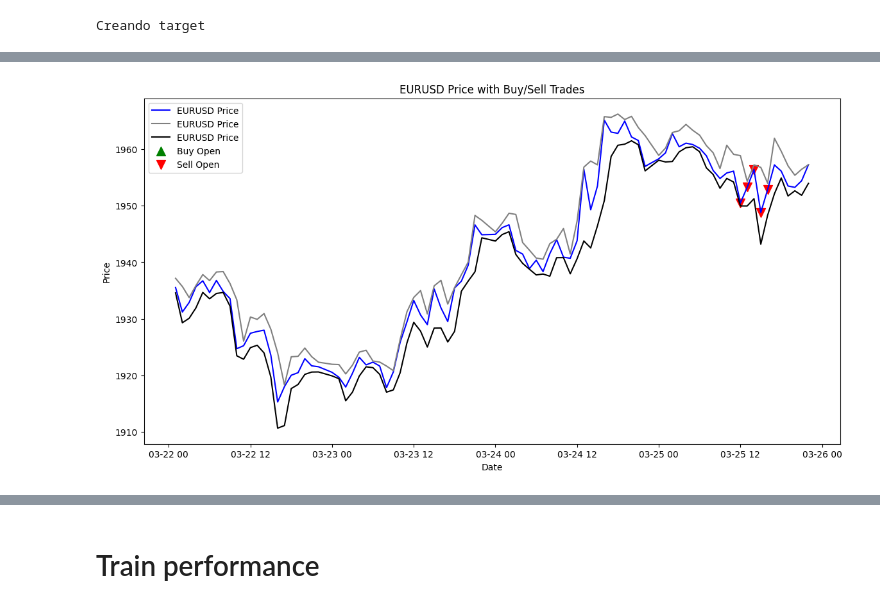
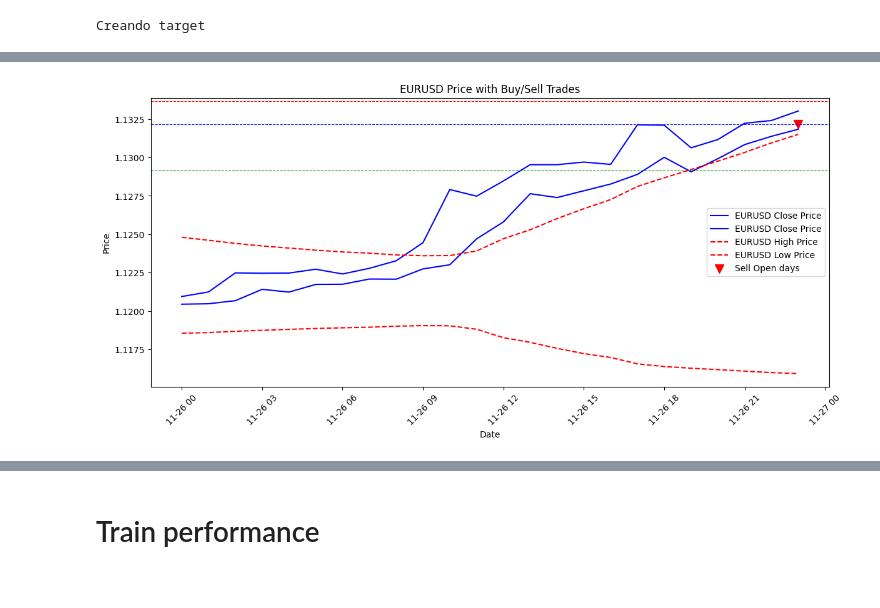
Before and after one commit to SaidJacobo/forex_ml_bot, a Jupyter notebook: notebooks/Pruebillas.ipynb, the cells around one changed output, grey strips where cells are left out. Cells and saved outputs as stored; diff of their text form; code cells hidden in the pictures.

```diff
--- a/notebooks/Pruebillas.ipynb
+++ b/notebooks/Pruebillas.ipynb
@@ -365,5 +297,2 @@ weighted avg       0.71      0.84      0.77       990
-# %%
-df.loc[instrument.index, 'side'] = instrument.side
-df.loc[instrument.index, 'target'] = instrument.target
-df.fillna(0, inplace=True)
-df.reset_index(inplace=True)
+# %%
+df = df.reset_index()
@@ -370,64 +301,66 @@ df.reset_index(inplace=True)
 # %%
-import matplotlib.pyplot as plt
-from IPython.display import clear_output
+ticker = 'EURUSD'
 
+orders = df[df.side != 0]
+for index, order in orders.iterrows():
 
-ticker = 'EURUSD'
-date_from = datetime(2022,1,1)
-date_to = date_from + timedelta(days=5)
+    date_from = order.Date - timedelta(hours=24)
+    date_to = order.Date + timedelta(hours=24)
 
-while date_to < datetime(2024,1,1):
-    date_from_str = date_from.strftime('%Y-%m-%d')
-    date_to_str = date_to.strftime('%Y-%m-%d')
+    date_from_str = date_from.strftime('%Y-%m-%d-%H')
+    date_to_str = date_to.strftime('%Y-%m-%d-%H')
 
-    historical_prices = df
-
-    historical_prices = historical_prices[
-        (historical_prices['Date']>date_from_str)
-        & (historical_prices['Date']<date_to_str)
-    ]
-
-    plt.figure(figsize=(14, 7))
-    plt.plot(historical_prices['Date'], historical_prices['Close'], label=f'{ticker} Price', color='blue')
-    plt.plot(historical_prices['Date'], historical_prices['High'], label=f'{ticker} Price', color='gray')
-    plt.plot(historical_prices['Date'], historical_prices['Low'], label=f'{ticker} Price', color='black')
-
-    # Añadir las operaciones de compra y venta
-    buy_trades = df[
-        (df['side']==1)
-        & (df['target']==1)
-        & (df['Date']>date_from_str)
-        & (df['Date']<date_to_str)
-    ]
-    sell_trades = df[
-        (df['side']==-1)
-        & (df['target']==1)
-        & (df['Date']>date_from_str)
+    historical_prices = df[
+        (df['Date']>date_from_str)
         & (df['Date']<date_to_str)
     ]
 
-    # Graficar las operaciones de compra
-    plt.scatter(buy_trades['Date'], buy_trades['Close'], color='green', marker='^', s=100, label='Buy Open')
 
-    # Graficar las operaciones de venta
-    plt.scatter(sell_trades['Date'], sell_trades['Close'], color='red', marker='v', s=100, label='Sell Open')
+    plt.figure(figsize=(14, 6))
+    plt.plot(historical_prices['Date'], historical_prices['High'], label=f'{ticker} Close Price', color='blue')
+    plt.plot(historical_prices['Date'], historical_prices['Low'], label=f'{ticker} Close Price', color='blue')
+    plt.plot(historical_prices['Date'], historical_prices['upper_bband'], '--r', label=f'{ticker} High Price')
+    plt.plot(historical_prices['Date'], historical_prices['lower_bband'], '--r', label=f'{ticker} Low Price')
+
+    plt.axhline(order.Close, color='blue', linewidth=0.8, linestyle='--')
+
+    order_result = ''
+    if order.target == 1:
+        order_result = 'success'
+    if order.target == 0:
+        order_result = 'failed'
+    if order.target == 2:
+        order_result = 'days'
+
+    stop_loss = None
+    take_profit = None
+
+    if order.side == 1:
+        stop_loss = order.Close - (0.0001 * sl)
+        take_profit = order.Close + (0.0001 * sl * rr)
+        plt.scatter([str(order.Date)], [order.Close], color='green', marker='^', s=100, label=f'Buy Open {order_result}')
+    else:
+        stop_loss = order.Close + (0.0001 * sl)
+        take_profit = order.Close - (0.0001 * sl * rr)
+        plt.scatter([str(order.Date)], [order.Close], color='red', marker='v', s=100, label=f'Sell Open {order_result}')
+
+    plt.axhline(stop_loss, color='red', linewidth=0.8, linestyle='--')
+    plt.axhline(take_profit, color='green', linewidth=0.8, linestyle='--')
 
     # Añadir etiquetas y leyenda
     plt.xlabel('Date')
     plt.ylabel('Price')
     plt.title(f'{ticker} Price with Buy/Sell Trades')
     plt.legend()
+    plt.xticks(rotation=45)
 
     # Mostrar el gráfico
     plt.show()
 
-    print(date_from_str, date_to_str)
+    # print(date_from_str, date_to_str)
 
     a = input()
 
-    clear_output(wait=True)
-
-    date_from += timedelta(days=5)
-    date_to = date_from + timedelta(days=5)
+    clear_output()
 # %% [output]
-[figure, old version]
+[figure, new version]
```
Also changed, not shown: parts of 52 cells of this notebook, 22 other files.
